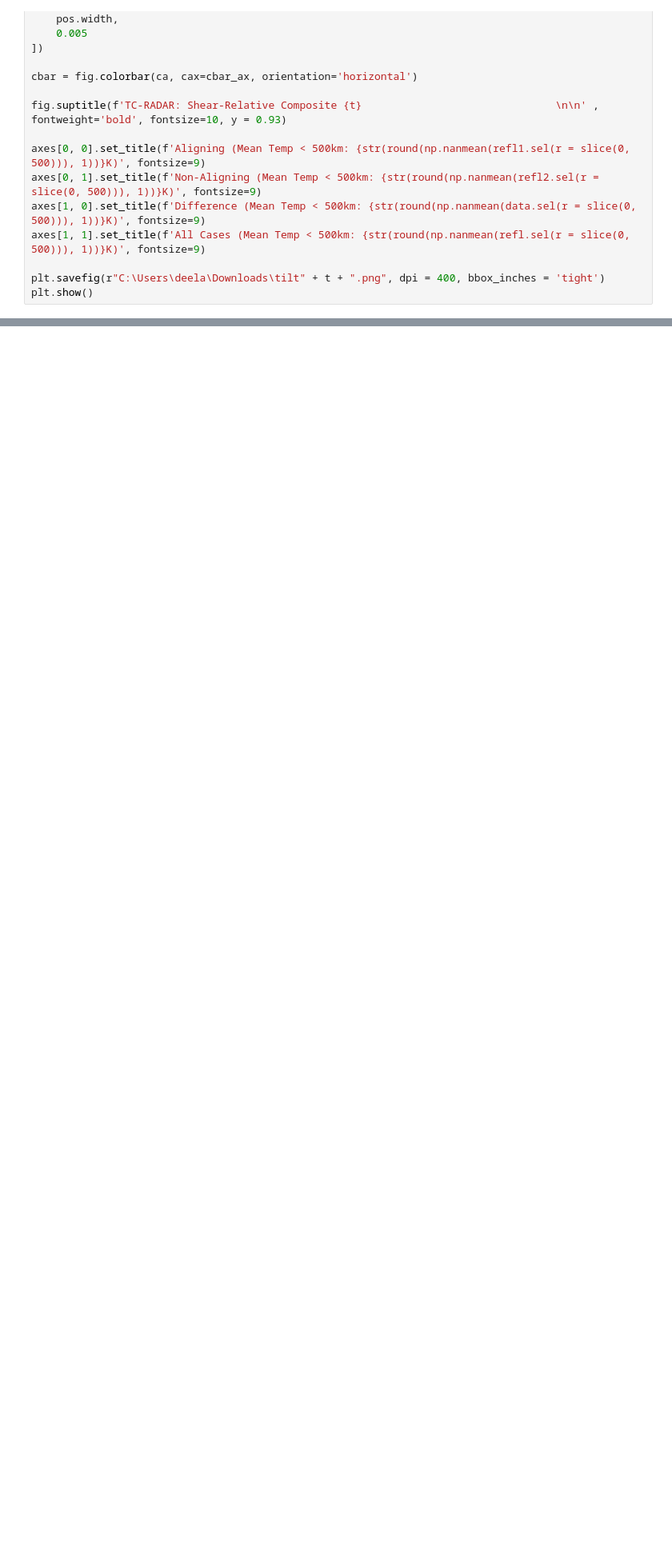
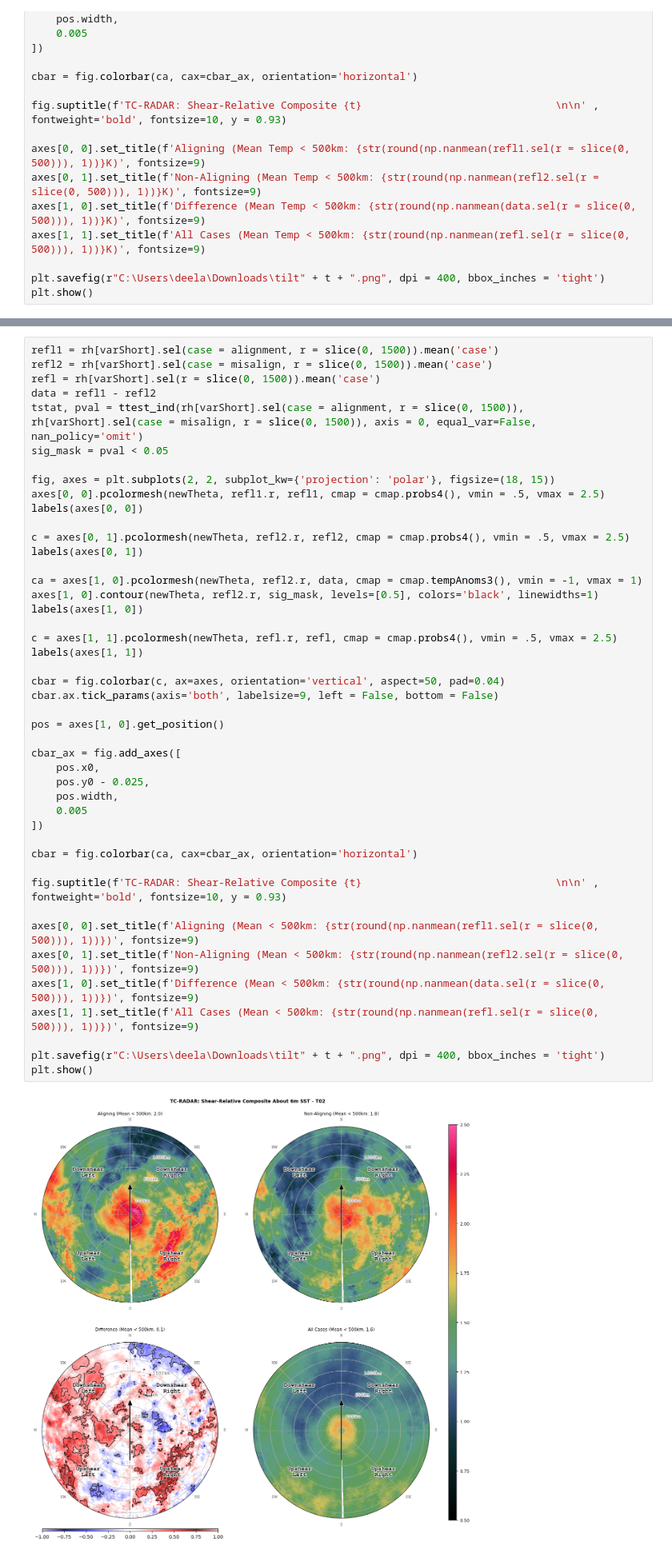
Before and after one commit to TCAlert/testing, a Jupyter notebook: TDREnviroPolar.ipynb, the cells around one changed output, grey strips where cells are left out. Shown at 80% size. Drawn from its saved outputs; the diff is of its cells as text; blank space fills up the shorter version.

```diff
--- a/TDREnviroPolar.ipynb
+++ b/TDREnviroPolar.ipynb
@@ -872,3 +1027,50 @@ plt.show()
+# %%
+refl1 = rh[varShort].sel(case = alignment, r = slice(0, 1500)).mean('case')
+refl2 = rh[varShort].sel(case = misalign, r = slice(0, 1500)).mean('case')
+refl = rh[varShort].sel(r = slice(0, 1500)).mean('case')
+data = refl1 - refl2
+tstat, pval = ttest_ind(rh[varShort].sel(case = alignment, r = slice(0, 1500)), rh[varShort].sel(case = misalign, r = slice(0, 1500)), axis = 0, equal_var=False, nan_policy='omit')
+sig_mask = pval < 0.05
+
+fig, axes = plt.subplots(2, 2, subplot_kw={'projection': 'polar'}, figsize=(18, 15))
+axes[0, 0].pcolormesh(newTheta, refl1.r, refl1, cmap = cmap.probs4(), vmin = .5, vmax = 2.5)
+labels(axes[0, 0])
+
+c = axes[0, 1].pcolormesh(newTheta, refl2.r, refl2, cmap = cmap.probs4(), vmin = .5, vmax = 2.5)
+labels(axes[0, 1])
+
+ca = axes[1, 0].pcolormesh(newTheta, refl2.r, data, cmap = cmap.tempAnoms3(), vmin = -1, vmax = 1)
+axes[1, 0].contour(newTheta, refl2.r, sig_mask, levels=[0.5], colors='black', linewidths=1)
+labels(axes[1, 0])
+
+c = axes[1, 1].pcolormesh(newTheta, refl.r, refl, cmap = cmap.probs4(), vmin = .5, vmax = 2.5)
+labels(axes[1, 1])
+
+cbar = fig.colorbar(c, ax=axes, orientation='vertical', aspect=50, pad=0.04)
+cbar.ax.tick_params(axis='both', labelsize=9, left = False, bottom = False)
+
+pos = axes[1, 0].get_position()
+
+cbar_ax = fig.add_axes([
+    pos.x0,
+    pos.y0 - 0.025,
+    pos.width,
+    0.005
+])
+
+cbar = fig.colorbar(ca, cax=cbar_ax, orientation='horizontal')
+
+fig.suptitle(f'TC-RADAR: Shear-Relative Composite {t}                               \n\n' , fontweight='bold', fontsize=10, y = 0.93)
+
+axes[0, 0].set_title(f'Aligning (Mean < 500km: {str(round(np.nanmean(refl1.sel(r = slice(0, 500))), 1))})', fontsize=9)
+axes[0, 1].set_title(f'Non-Aligning (Mean < 500km: {str(round(np.nanmean(refl2.sel(r = slice(0, 500))), 1))})', fontsize=9)
+axes[1, 0].set_title(f'Difference (Mean < 500km: {str(round(np.nanmean(data.sel(r = slice(0, 500))), 1))})', fontsize=9)
+axes[1, 1].set_title(f'All Cases (Mean < 500km: {str(round(np.nanmean(refl.sel(r = slice(0, 500))), 1))})', fontsize=9)
+
+plt.savefig(r"C:\Users\deela\Downloads\tilt" + t + ".png", dpi = 400, bbox_inches = 'tight')
+plt.show()
+# %% [output]
+[figure, added]
 # %%
 def rectangle(data):
     R, TH = np.meshgrid(data.r, newTheta, indexing='ij')
```
Also changed, not shown: parts of 8 cells of this notebook, 21 other files.
